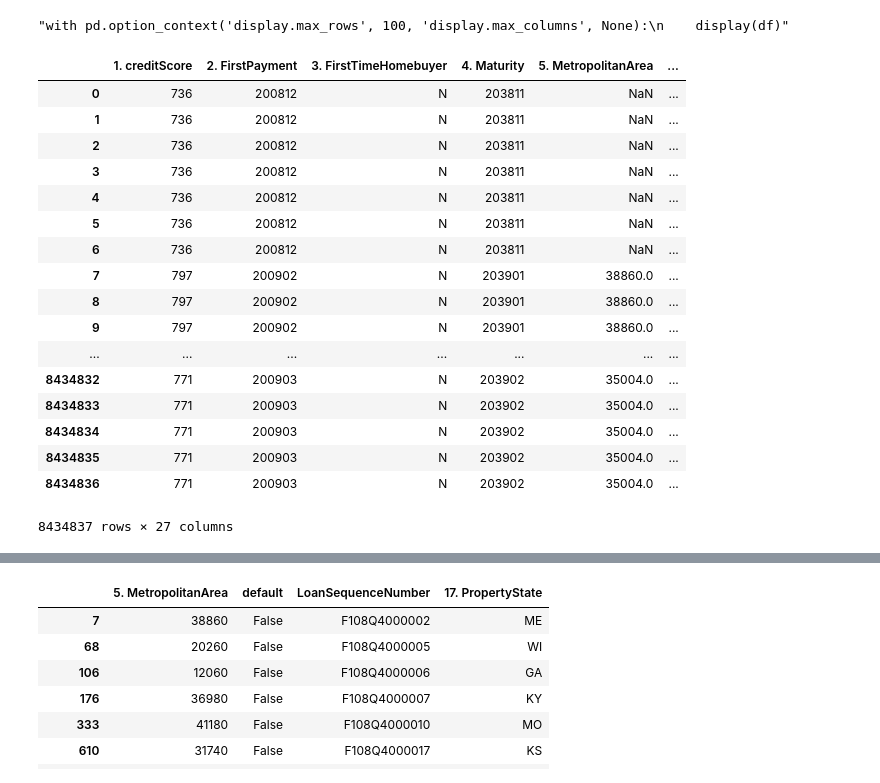
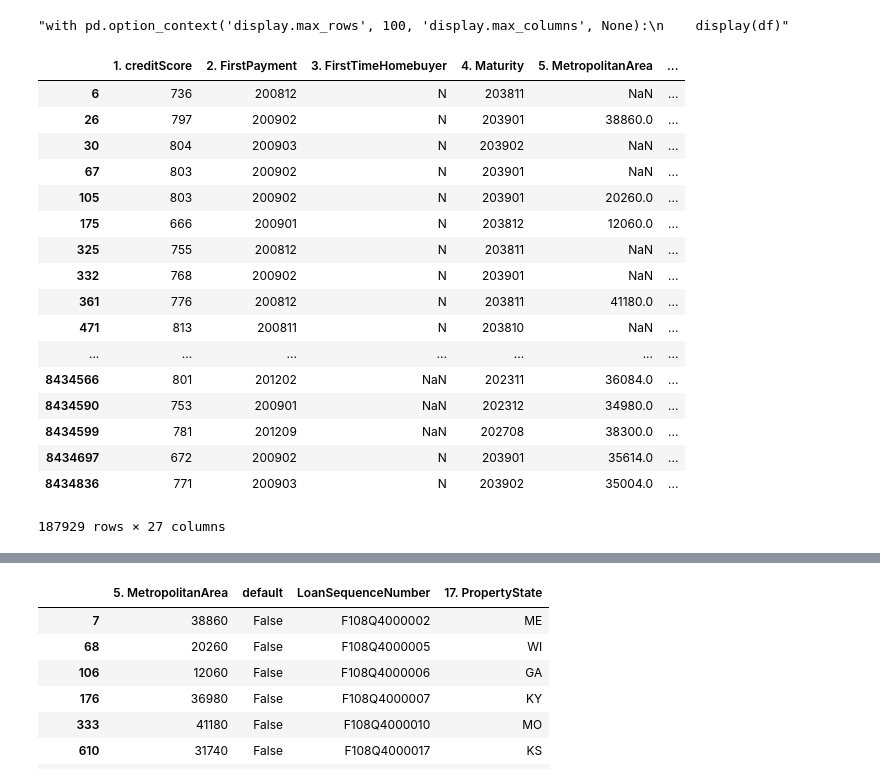
Before and after one commit to mmoghadam1/csci4502-project, a Jupyter notebook: LoadDataAndRegress.ipynb, the cells around one changed output, grey strips where cells are left out. Saved outputs shown, nothing was run; the diff lists cells and outputs as text; code cells hidden in the pictures.

```diff
--- a/LoadDataAndRegress.ipynb
+++ b/LoadDataAndRegress.ipynb
@@ -38,29 +38,29 @@ df.drop(['8. OccupancyStatus', '14. Channel', '15. PrepaymentPenaltyMorgageFlag'
 # %%
 # Get delinquent observations
 some_values = ['2', '3', '4', '5', '6', '7', '8', '9', '10', '11', '12', '13', '14']
 default = df['4. CurrentLoanDeliquencyStatus'].isin(some_values)
 df['default'] = default
-
+# need to account for the fact that someone who defaults will always have an instance of not defaulting
 
 
 with pd.option_context('display.max_rows', 100, 'display.max_columns', None):
-    display(df)
+    display(df[pd.notnull(df['9. ZeroBalanceCode'])])
 # %% [output]
 |  | 1. creditScore | 2. FirstPayment | 3. FirstTimeHomebuyer | 4. Maturity | 5. MetropolitanArea | ... |
-| 0 | 736 | 200812 | N | 203811 | NaN | ... |
-| 1 | 736 | 200812 | N | 203811 | NaN | ... |
-| 2 | 736 | 200812 | N | 203811 | NaN | ... |
-| 3 | 736 | 200812 | N | 203811 | NaN | ... |
-| 4 | 736 | 200812 | N | 203811 | NaN | ... |
-| 5 | 736 | 200812 | N | 203811 | NaN | ... |
 | 6 | 736 | 200812 | N | 203811 | NaN | ... |
-| 7 | 797 | 200902 | N | 203901 | 38860.0 | ... |
-| 8 | 797 | 200902 | N | 203901 | 38860.0 | ... |
-| 9 | 797 | 200902 | N | 203901 | 38860.0 | ... |
+| 26 | 797 | 200902 | N | 203901 | 38860.0 | ... |
+| 30 | 804 | 200903 | N | 203902 | NaN | ... |
+| 67 | 803 | 200902 | N | 203901 | NaN | ... |
+| 105 | 803 | 200902 | N | 203901 | 20260.0 | ... |
+| 175 | 666 | 200901 | N | 203812 | 12060.0 | ... |
+| 325 | 755 | 200812 | N | 203811 | NaN | ... |
+| 332 | 768 | 200902 | N | 203901 | NaN | ... |
+| 361 | 776 | 200812 | N | 203811 | 41180.0 | ... |
+| 471 | 813 | 200811 | N | 203810 | NaN | ... |
 | ... | ... | ... | ... | ... | ... | ... |
-| 8434832 | 771 | 200903 | N | 203902 | 35004.0 | ... |
-| 8434833 | 771 | 200903 | N | 203902 | 35004.0 | ... |
-| 8434834 | 771 | 200903 | N | 203902 | 35004.0 | ... |
-| 8434835 | 771 | 200903 | N | 203902 | 35004.0 | ... |
+| 8434566 | 801 | 201202 | NaN | 202311 | 36084.0 | ... |
+| 8434590 | 753 | 200901 | NaN | 202312 | 34980.0 | ... |
+| 8434599 | 781 | 201209 | NaN | 202708 | 38300.0 | ... |
+| 8434697 | 672 | 200902 | N | 203901 | 35614.0 | ... |
 | 8434836 | 771 | 200903 | N | 203902 | 35004.0 | ... |
-8434837 rows × 27 columns
+187929 rows × 27 columns
```
Also changed, not shown: parts of 14 cells of this notebook.
